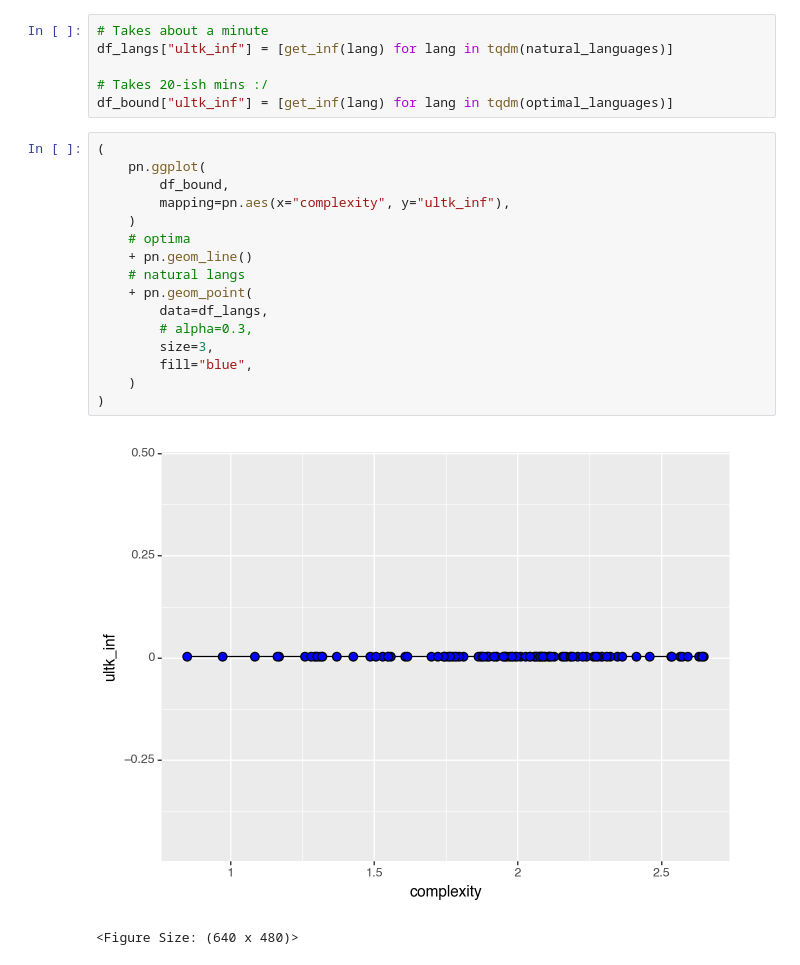
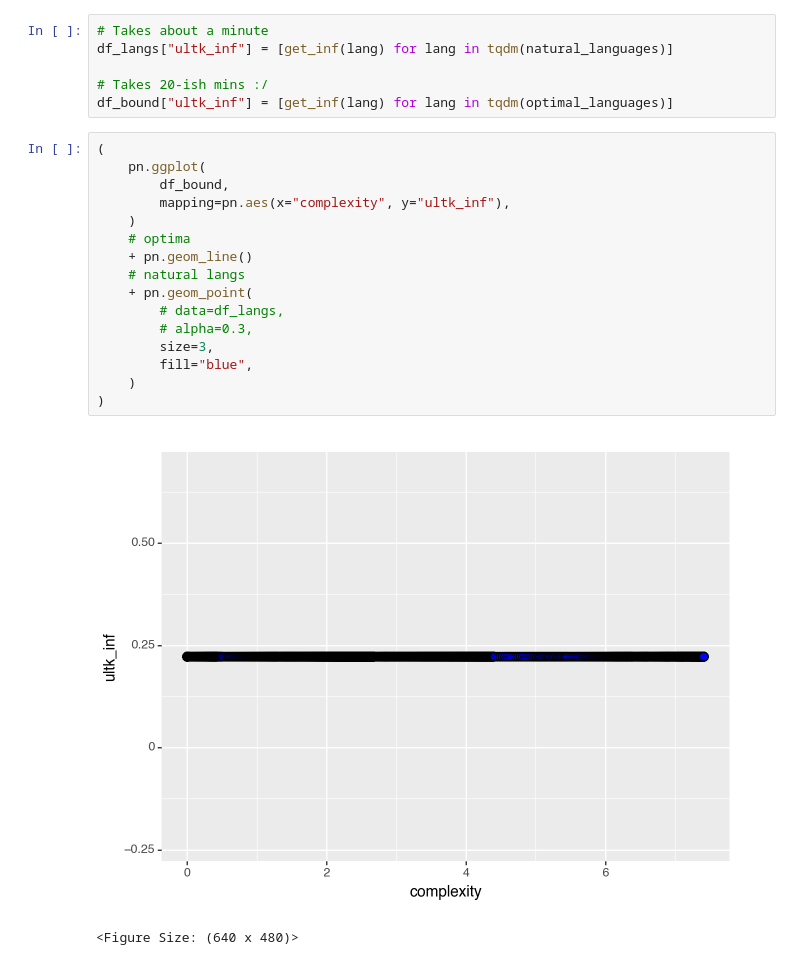
Before and after one commit to CLMBRs/ultk, a Jupyter notebook: src/examples/colors/demo.ipynb, the cells around one changed output. Cells and saved outputs as stored; diff of their text form.

```diff
--- a/src/examples/colors/demo.ipynb
+++ b/src/examples/colors/demo.ipynb
@@ -271,19 +272,19 @@ df_bound["ultk_inf"] = [get_inf(lang) for lang in tqdm(optimal_languages)]
 # %%
 (
     pn.ggplot(
         df_bound,
         mapping=pn.aes(x="complexity", y="ultk_inf"),
     )
     # optima
     + pn.geom_line()
     # natural langs
     + pn.geom_point(
-        data=df_langs,
+        # data=df_langs,
         # alpha=0.3,
         size=3,
         fill="blue",
     )
 )
 # %% [output]
-[figure, old version]
+[figure, new version]
 <Figure Size: (640 x 480)>
```
Also changed, not shown: parts of 3 cells of this notebook, 1 other file.
